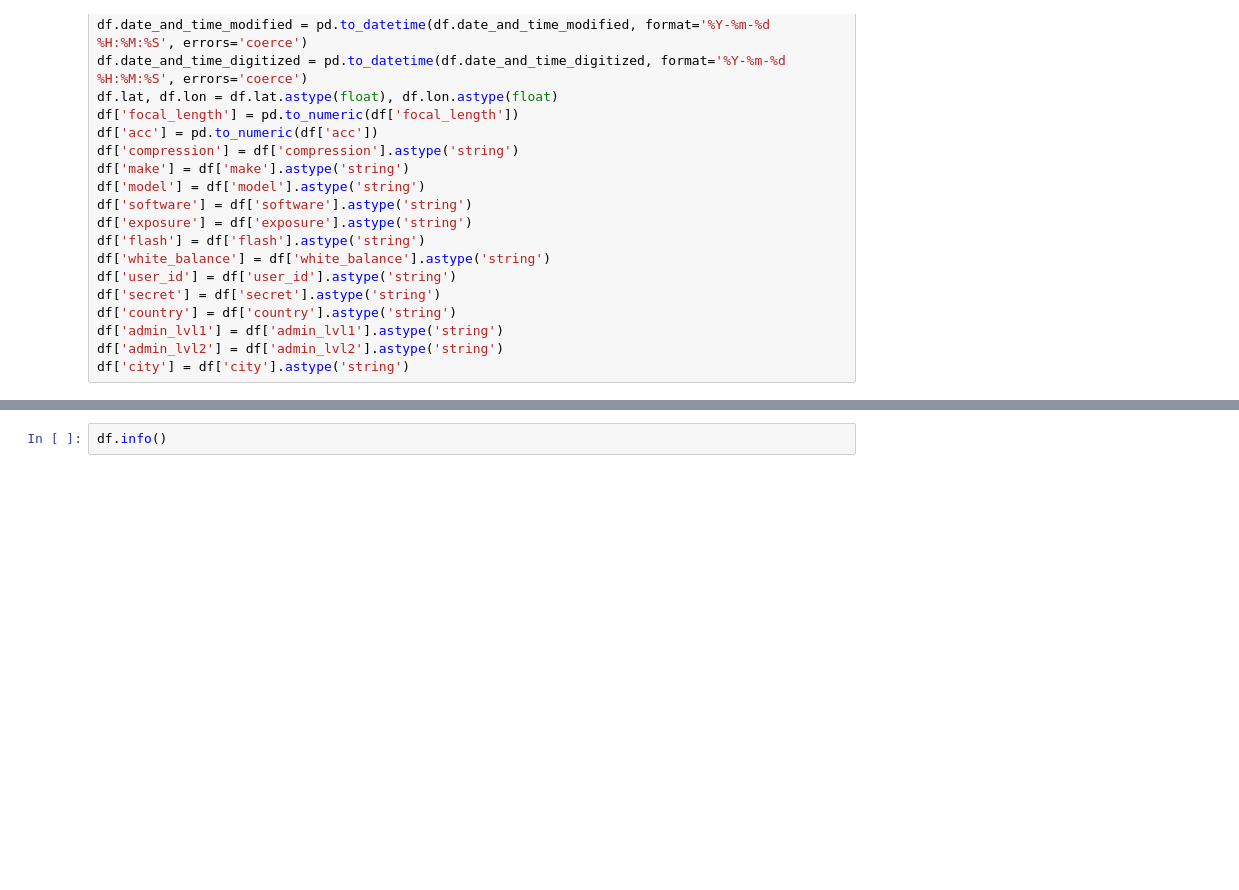
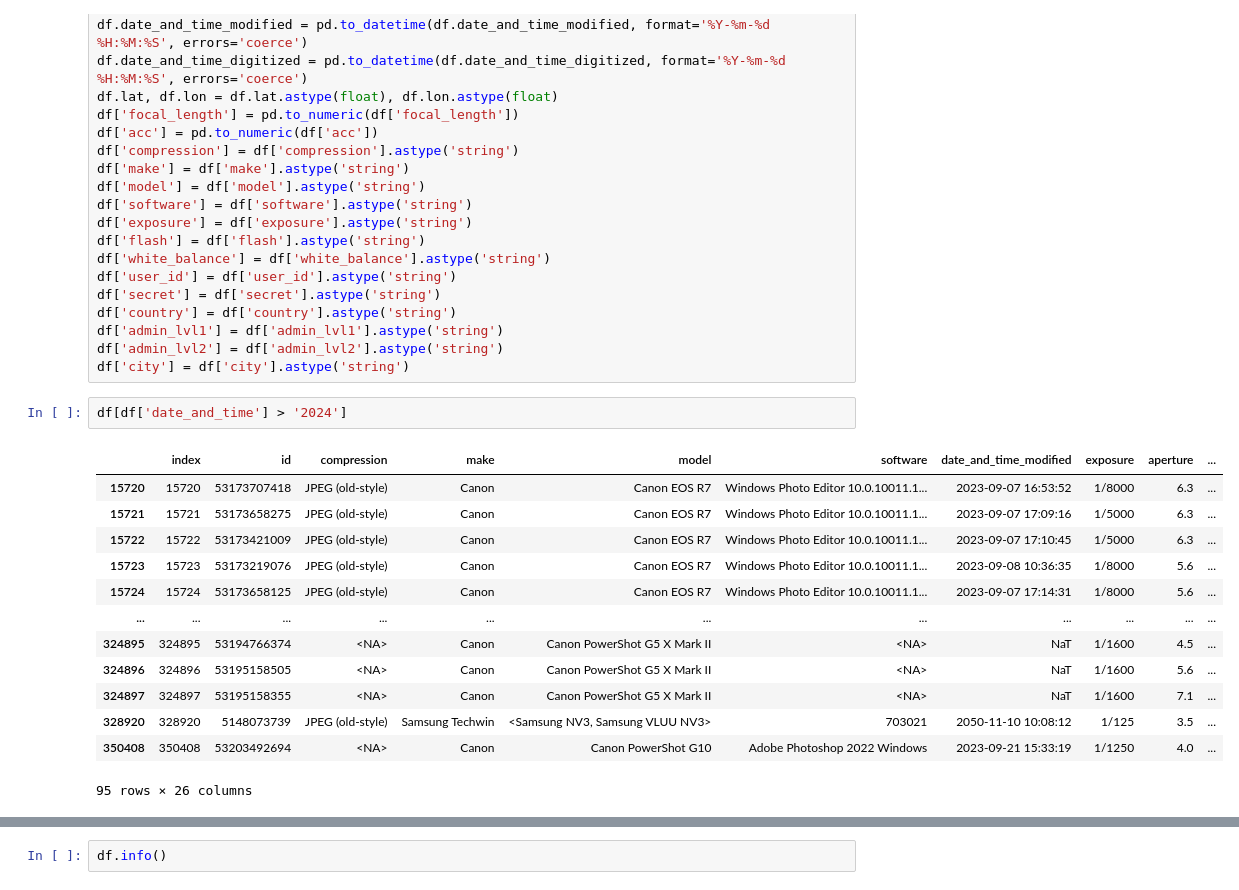
Before and after one commit to BrittaZa/Capstone_Flickr_Metadata, a Jupyter notebook: add_to_db.ipynb, the cells around one changed output, grey strips where cells are left out. Drawn from its saved outputs; the diff is of its cells as text; blank space fills up the shorter version.

```diff
--- a/add_to_db.ipynb
+++ b/add_to_db.ipynb
@@ -41,3 +41,19 @@ df['country'] = df['country'].astype('string')
 df['admin_lvl1'] = df['admin_lvl1'].astype('string')
 df['admin_lvl2'] = df['admin_lvl2'].astype('string')
 df['city'] = df['city'].astype('string')
+# %%
+df[df['date_and_time'] > '2024']
+# %% [output]
+|  | index | id | compression | make | model | software | date_and_time_modified | exposure | aperture | ... |
+| 15720 | 15720 | 53173707418 | JPEG (old-style) | Canon | Canon EOS R7 | Windows Photo Editor 10.0.10011.1... | 2023-09-07 16:53:52 | 1/8000 | 6.3 | ... |
+| 15721 | 15721 | 53173658275 | JPEG (old-style) | Canon | Canon EOS R7 | Windows Photo Editor 10.0.10011.1... | 2023-09-07 17:09:16 | 1/5000 | 6.3 | ... |
+| 15722 | 15722 | 53173421009 | JPEG (old-style) | Canon | Canon EOS R7 | Windows Photo Editor 10.0.10011.1... | 2023-09-07 17:10:45 | 1/5000 | 6.3 | ... |
+| 15723 | 15723 | 53173219076 | JPEG (old-style) | Canon | Canon EOS R7 | Windows Photo Editor 10.0.10011.1... | 2023-09-08 10:36:35 | 1/8000 | 5.6 | ... |
+| 15724 | 15724 | 53173658125 | JPEG (old-style) | Canon | Canon EOS R7 | Windows Photo Editor 10.0.10011.1... | 2023-09-07 17:14:31 | 1/8000 | 5.6 | ... |
+| ... | ... | ... | ... | ... | ... | ... | ... | ... | ... | ... |
+| 324895 | 324895 | 53194766374 | <NA> | Canon | Canon PowerShot G5 X Mark II | <NA> | NaT | 1/1600 | 4.5 | ... |
+| 324896 | 324896 | 53195158505 | <NA> | Canon | Canon PowerShot G5 X Mark II | <NA> | NaT | 1/1600 | 5.6 | ... |
+| 324897 | 324897 | 53195158355 | <NA> | Canon | Canon PowerShot G5 X Mark II | <NA> | NaT | 1/1600 | 7.1 | ... |
+| 328920 | 328920 | 5148073739 | JPEG (old-style) | Samsung Techwin | <Samsung NV3, Samsung VLUU NV3> | 703021 | 2050-11-10 10:08:12 | 1/125 | 3.5 | ... |
+| 350408 | 350408 | 53203492694 | <NA> | Canon | Canon PowerShot G10 | Adobe Photoshop 2022 Windows | 2023-09-21 15:33:19 | 1/1250 | 4.0 | ... |
+95 rows × 26 columns
```
Also changed, not shown: parts of 1 cell of this notebook, 4 other files.
